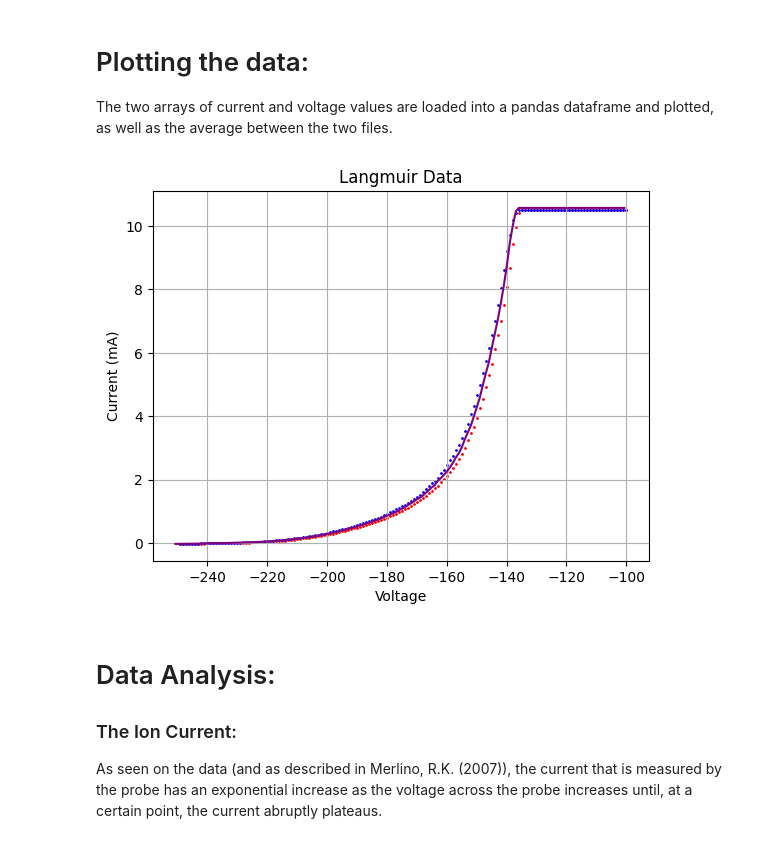
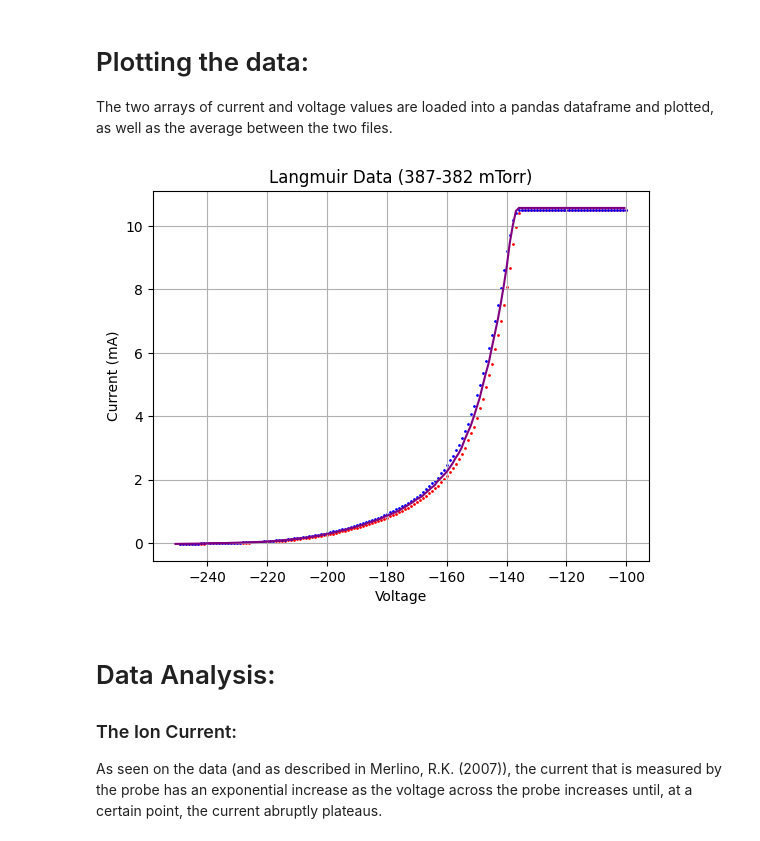
Before and after one commit to maraMaraschino/Adv-Lab, a Jupyter notebook: Langmuir Probe Experiment/langmuir_probe.ipynb, the cells around one changed output. Cells and saved outputs as stored; diff of their text form; code cells hidden in the pictures.

```diff
--- a/Langmuir Probe Experiment/langmuir_probe.ipynb
+++ b/Langmuir Probe Experiment/langmuir_probe.ipynb
@@ -19,34 +19,34 @@ The two arrays of current and voltage values are loaded into a pandas dataframe
 # %%
 import pandas as pd
 import matplotlib.pyplot as plt
 import numpy as np
 
 plasma_data1 = pd.read_csv('data/langmuirprobe1.csv')
 plasma_data2 = pd.read_csv('data/langmuirprobe2.csv')
 # 3rd data file doesn't include the plateau
 #plasma_data3 = pd.read_csv('data/langmuirprobe3.csv')
 x1 = plasma_data1.iloc[:,0]
 y1 = plasma_data1.iloc[:,1] * 10e3
 
 x2 = plasma_data2.iloc[:,0]
 y2 = plasma_data2.iloc[:,1] * 10e3
 
 x_avg = x1 + x2 / len(x1)
 x_avg = np.array(x_avg, dtype=np.float64)
 y_avg = y1 + y2 / len(y1)
 y_avg = np.array(y_avg, dtype=np.float64)
 
 plt.scatter(x1, y1, s=1, c='red')
 plt.scatter(x2, y2, s=1, c='blue')
 plt.plot(x_avg, y_avg, c='purple')
 plt.xlabel('Voltage')
 plt.ylabel('Current (mA)')
-plt.title('Langmuir Data')
+plt.title('Langmuir Data (387-382 mTorr)')
 plt.savefig('Langmuir Data.png')
 plt.grid(True)
 plt.show()
 # %% [output]
-[figure, old version]
+[figure, new version]
 # %% [markdown]
 # Data Analysis:
 ### The Ion Current:
```
Also changed, not shown: parts of 2 cells of this notebook, 2 other files.
